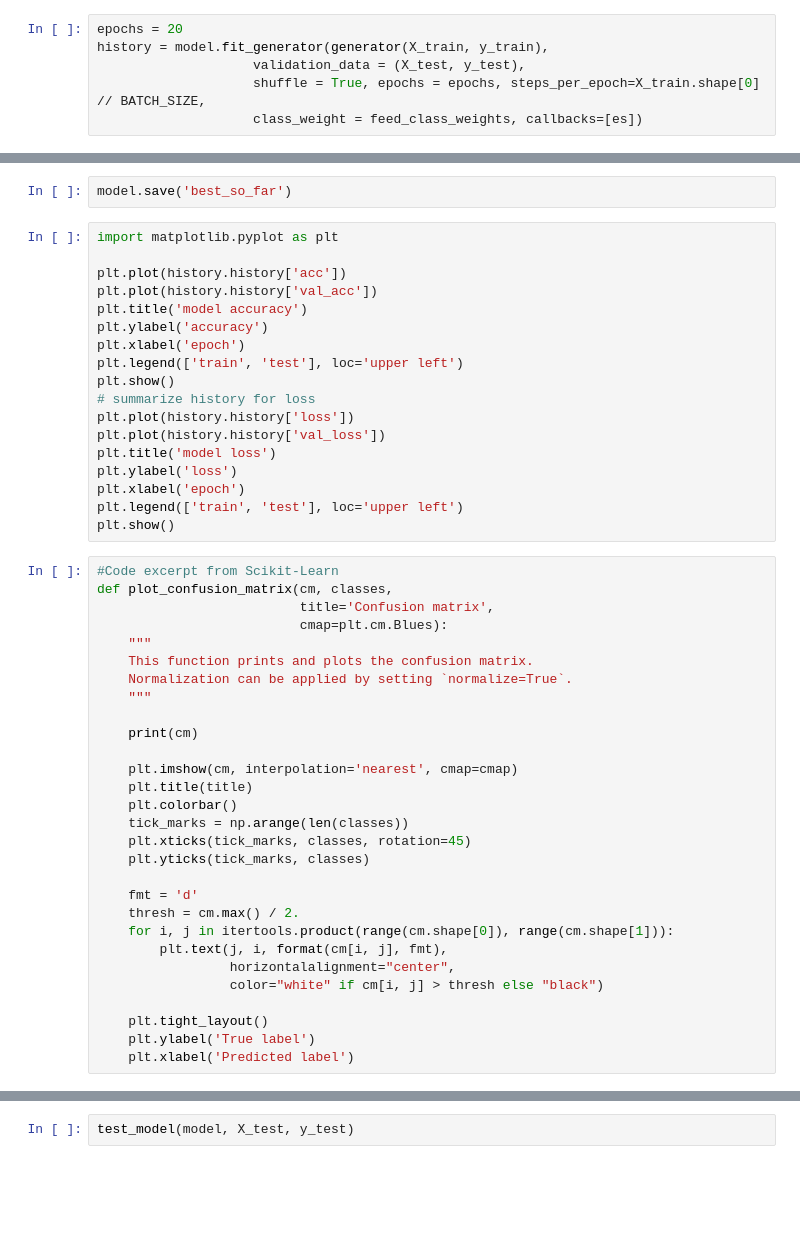
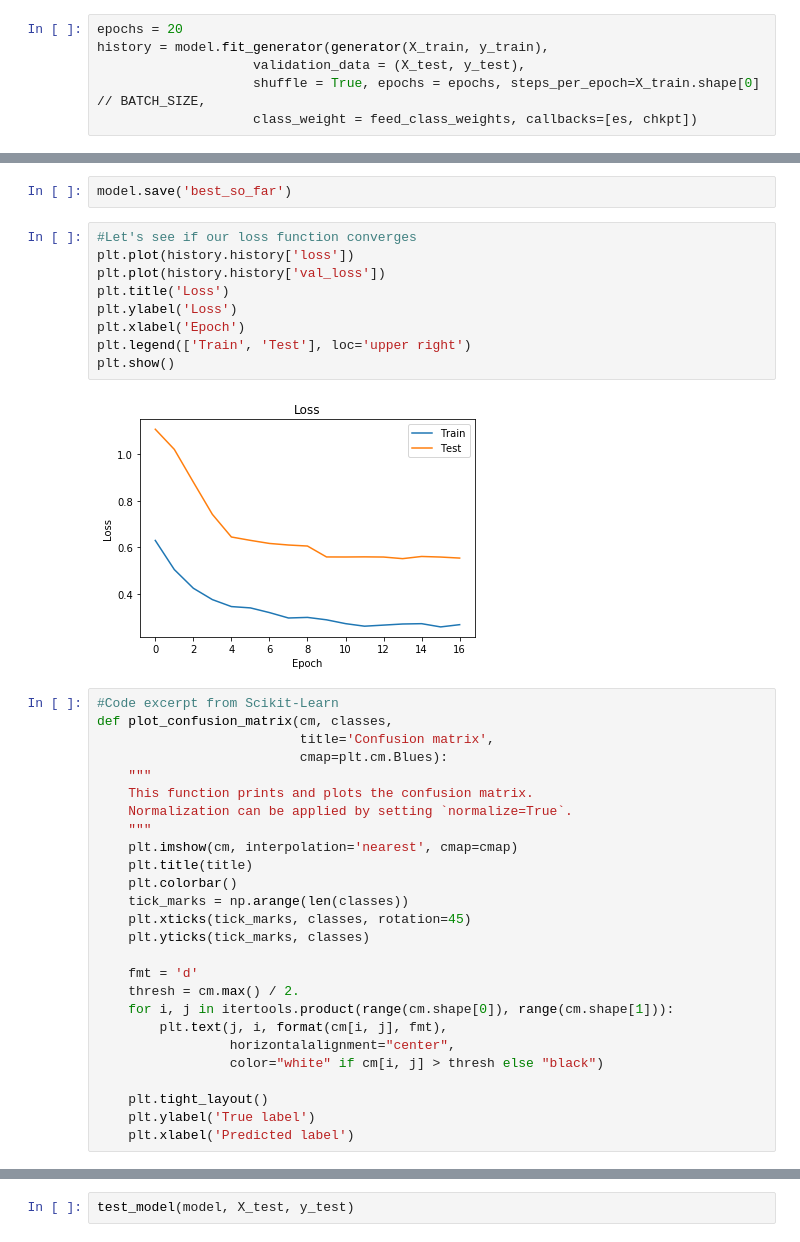
Before and after one commit to kkoehncke/Pneumonia_Classification, a Jupyter notebook: Pneumonia_Classification.ipynb, the cells around one changed output, grey strips where cells are left out. Cells and saved outputs as stored; diff of their text form; blank space fills up the shorter version.

```diff
--- a/Pneumonia_Classification.ipynb
+++ b/Pneumonia_Classification.ipynb
@@ -225,7 +225,7 @@ epochs = 20
 history = model.fit_generator(generator(X_train, y_train),
                     validation_data = (X_test, y_test),
                     shuffle = True, epochs = epochs, steps_per_epoch=X_train.shape[0] // BATCH_SIZE,
-                    class_weight = feed_class_weights, callbacks=[es])
+                    class_weight = feed_class_weights, callbacks=[es, chkpt])
 # %% [output]
 WARNING:tensorflow:Variable *= will be deprecated. Use variable.assign_mul if you want assignment to the variable value or 'x = x * y' if you want a new python Tensor object.
 Epoch 1/20
@@ -248,23 +247,16 @@ KeyboardInterrupt:
 # %%
 model.save('best_so_far')
-# %%
-import matplotlib.pyplot as plt
-
-plt.plot(history.history['acc'])
-plt.plot(history.history['val_acc'])
-plt.title('model accuracy')
-plt.ylabel('accuracy')
-plt.xlabel('epoch')
-plt.legend(['train', 'test'], loc='upper left')
-plt.show()
-# summarize history for loss
-plt.plot(history.history['loss'])
-plt.plot(history.history['val_loss'])
-plt.title('model loss')
-plt.ylabel('loss')
-plt.xlabel('epoch')
-plt.legend(['train', 'test'], loc='upper left')
-plt.show()
+# %%
+#Let's see if our loss function converges
+plt.plot(history.history['loss'])
+plt.plot(history.history['val_loss'])
+plt.title('Loss')
+plt.ylabel('Loss')
+plt.xlabel('Epoch')
+plt.legend(['Train', 'Test'], loc='upper right')
+plt.show()
+# %% [output]
+[figure, added]
 # %%
 #Code excerpt from Scikit-Learn
 def plot_confusion_matrix(cm, classes,
@@ -274,9 +266,6 @@ def plot_confusion_matrix(cm, classes,
     This function prints and plots the confusion matrix.
     Normalization can be applied by setting `normalize=True`.
     """
-
-    print(cm)
-
     plt.imshow(cm, interpolation='nearest', cmap=cmap)
     plt.title(title)
     plt.colorbar()
```
Also changed, not shown: parts of 7 cells of this notebook, 4 other files.
